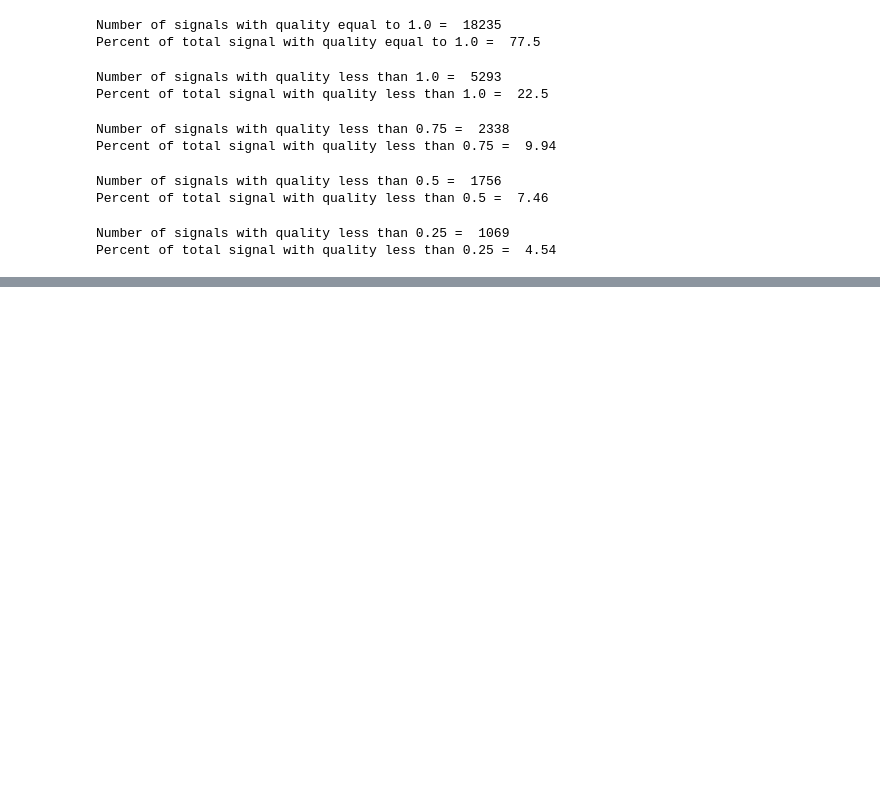
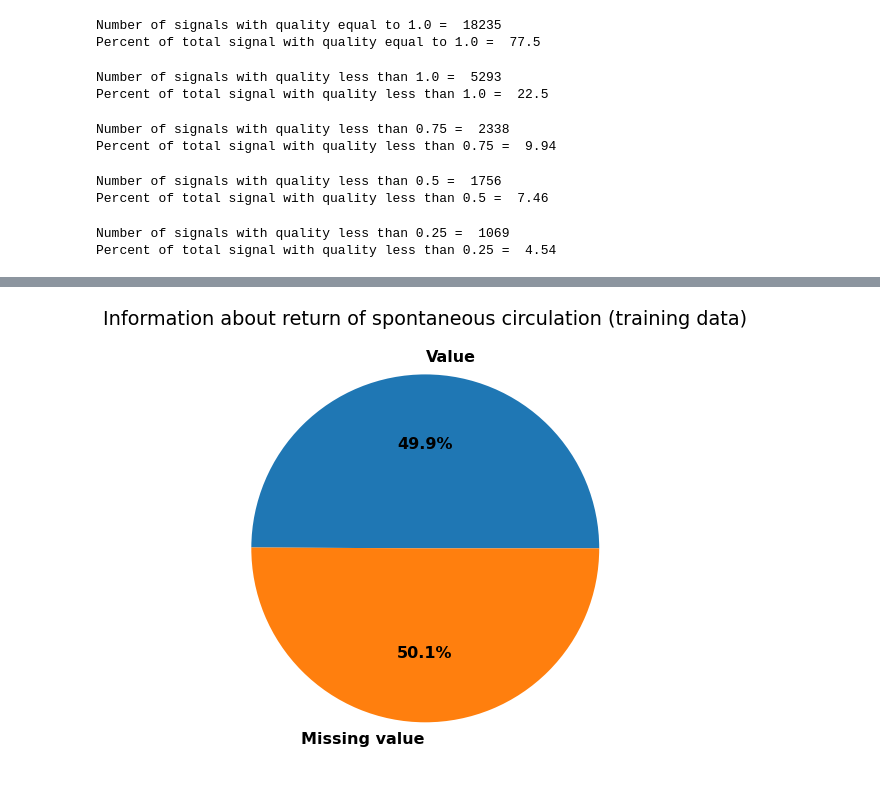
Before and after one commit to Bsingstad/EEG-predict-cardiac-arrest-recovery, a Jupyter notebook: EDA_George_Moody_Challenge_2023.ipynb, the cells around one changed output, grey strips where cells are left out. Saved outputs shown, nothing was run; the diff lists cells and outputs as text; code cells hidden in the pictures; blank space fills up the shorter version.

```diff
--- a/EDA_George_Moody_Challenge_2023.ipynb
+++ b/EDA_George_Moody_Challenge_2023.ipynb
@@ -223,0 +279,8 @@ ICARE_0874
+# %%
+plt.figure(figsize=(8,8))
+plt.title("Information about return of spontaneous circulation (training data)")
+lab,cnt = np.unique(np.isnan(rosc)*1,return_counts=True)
+plt.pie(cnt,labels=["Value","Missing value"],autopct='%1.1f%%')
+plt.show()
+# %% [output]
+[figure, added]
```
Also changed, not shown: parts of 59 cells of this notebook.
